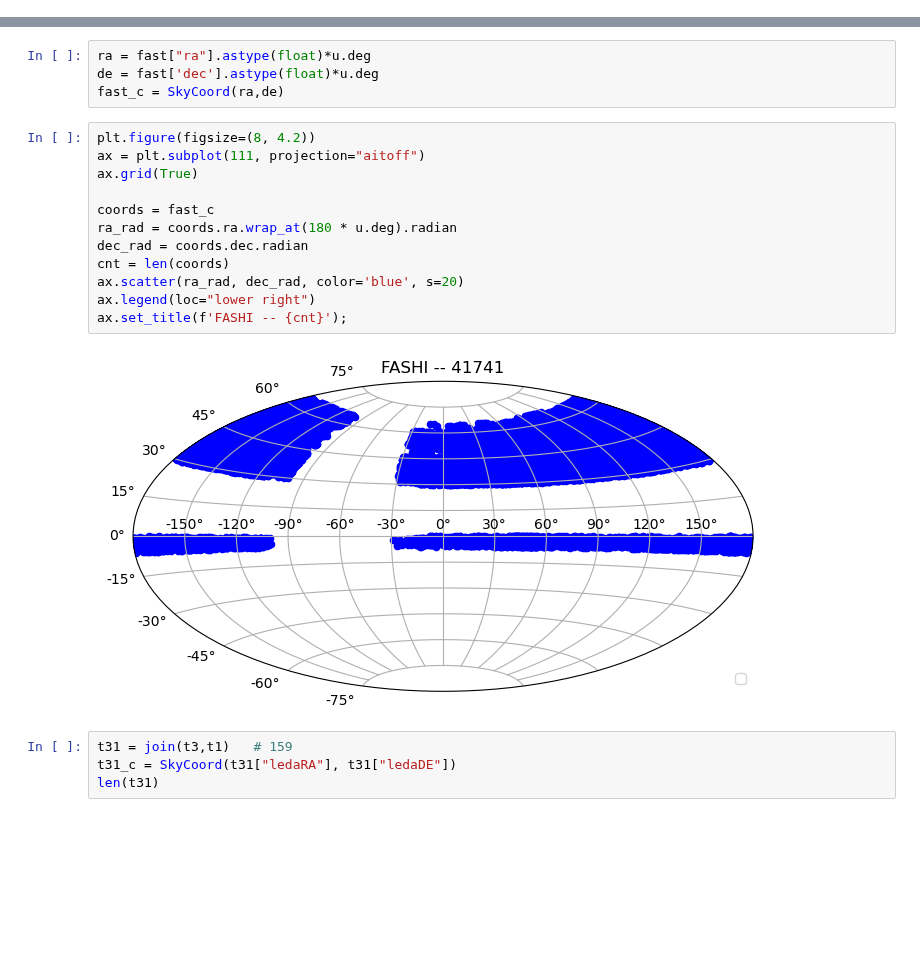
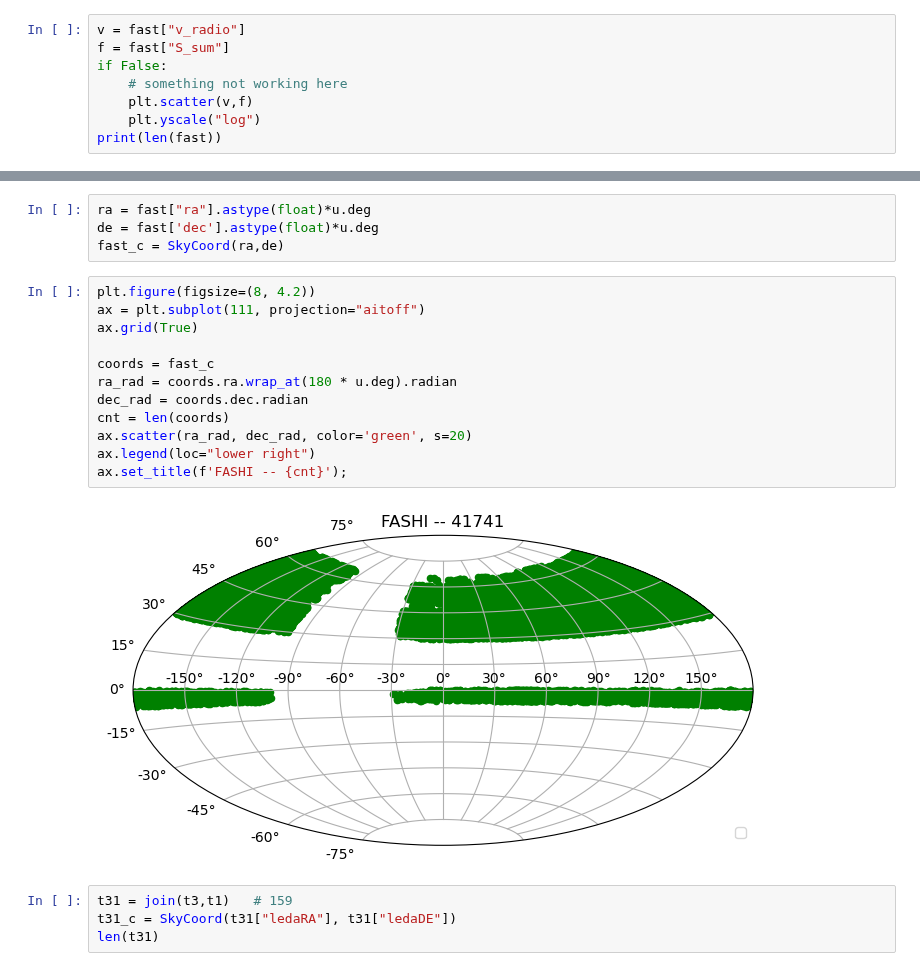
Before and after one commit to teuben/GBT-EDGE-HI, a Jupyter notebook: gals/hi_surveys.ipynb, the cells around one changed output, grey strips where cells are left out. Saved outputs shown, nothing was run; the diff lists cells and outputs as text; blank space fills up the shorter version.

```diff
--- a/gals/hi_surveys.ipynb
+++ b/gals/hi_surveys.ipynb
@@ -1222,3 +1328,11 @@ Table length=41741
 | 20230057439 | J154605.84+651838.9 | 236.5243 | 65.3108 | 0.0038 | 11153.68 | 2.93 | 10900.93 | 11526.29 | 10753.60 | 2.93 | ... |
 | 20230064308 | J062538.84+651910.2 | 96.4118 | 65.3195 | 0.0012 | 6480.20 | 1.20 | 6167.04 | 6793.95 | 6343.09 | 1.20 | ... |
 | 20230064309 | J231825.50+651915.7 | 349.6063 | 65.3210 | 0.0043 | 20762.27 | 2.03 | 20642.11 | 20885.69 | 19417.50 | 2.03 | ... |
+# %%
+v = fast["v_radio"]
+f = fast["S_sum"]
+if False:
+    # something not working here
+    plt.scatter(v,f)
+    plt.yscale("log")
+print(len(fast))
@@ -1229,17 +1365,17 @@ fast_c = SkyCoord(ra,de)
 # %%
 plt.figure(figsize=(8, 4.2))
 ax = plt.subplot(111, projection="aitoff")
 ax.grid(True)
 
 coords = fast_c
 ra_rad = coords.ra.wrap_at(180 * u.deg).radian
 dec_rad = coords.dec.radian
 cnt = len(coords)
-ax.scatter(ra_rad, dec_rad, color='blue', s=20)
+ax.scatter(ra_rad, dec_rad, color='green', s=20)
 ax.legend(loc="lower right")
 ax.set_title(f'FASHI -- {cnt}');
 # %% [output]
-[figure, old version]
+[figure, new version]
 # %%
 t31 = join(t3,t1)   # 159
 t31_c = SkyCoord(t31["ledaRA"], t31["ledaDE"])
```
Also changed, not shown: parts of 84 cells of this notebook.
